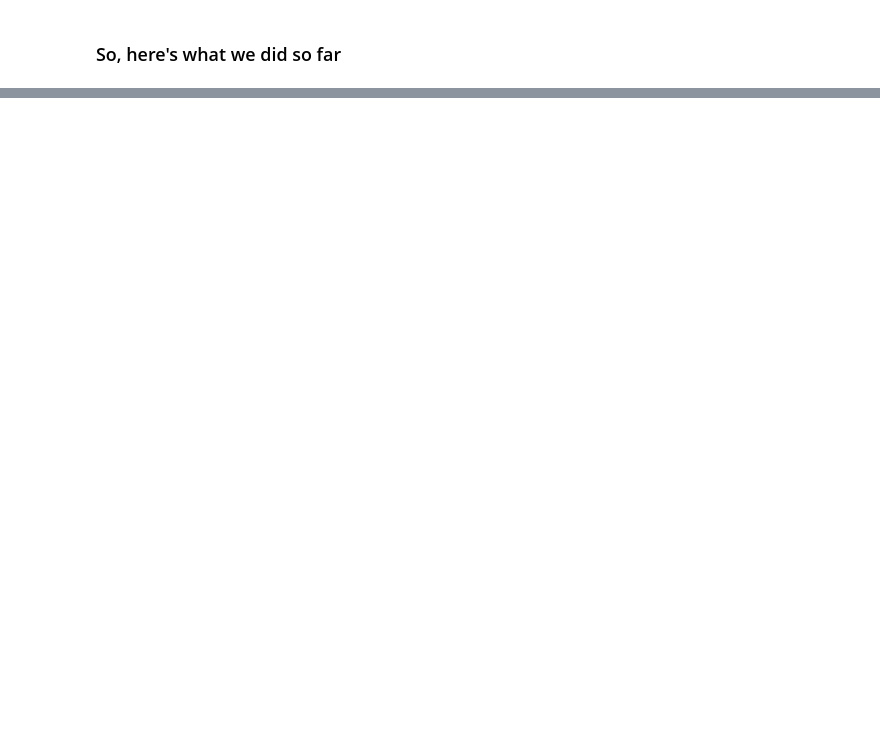
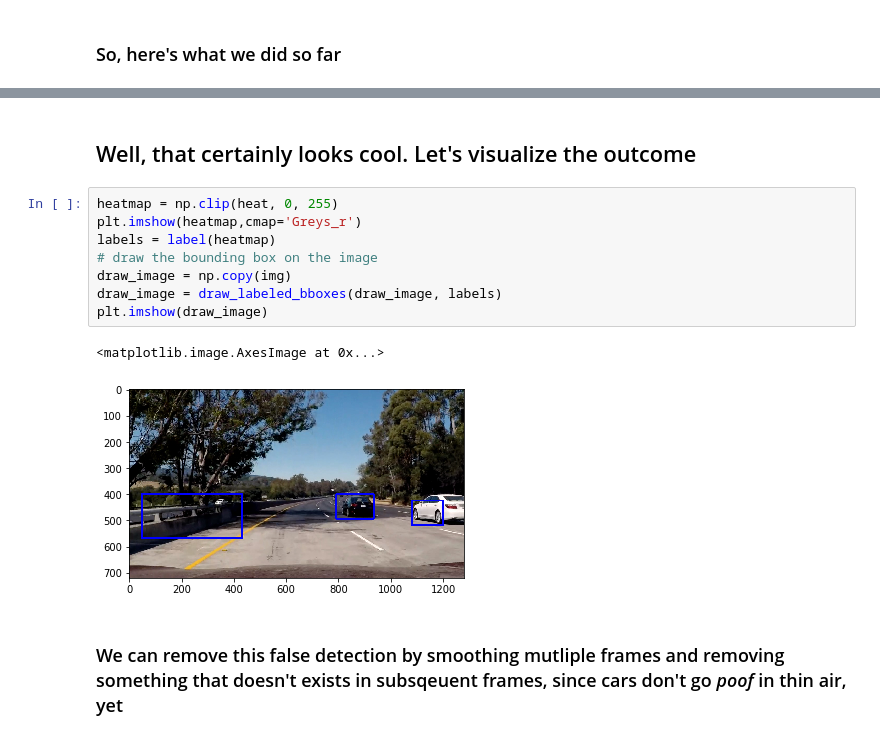
Before and after one commit to jatindhankhar/CarND-Vehicle-Detection, a Jupyter notebook: Playground.ipynb, the cells around one changed output, grey strips where cells are left out. Cells and saved outputs as stored; diff of their text form; blank space fills up the shorter version.

```diff
--- a/Playground.ipynb
+++ b/Playground.ipynb
@@ -327,0 +328,15 @@ ax3.set_title('Restricted Search',fontsize=20)
+# %% [markdown]
+## Well, that certainly looks cool. Let's visualize the outcome
+# %%
+heatmap = np.clip(heat, 0, 255)
+plt.imshow(heatmap,cmap='Greys_r')
+labels = label(heatmap)
+# draw the bounding box on the image
+draw_image = np.copy(img)
+draw_image = draw_labeled_bboxes(draw_image, labels)
+plt.imshow(draw_image)
+# %% [output]
+<matplotlib.image.AxesImage at 0x...>
+[figure, added]
+# %% [markdown]
+### We can remove this false detection by smoothing mutliple frames and removing something that doesn't exists in subsqeuent frames, since cars don't go *poof* in thin air, yet
```
Also changed, not shown: parts of 10 cells of this notebook, 3 other files.
